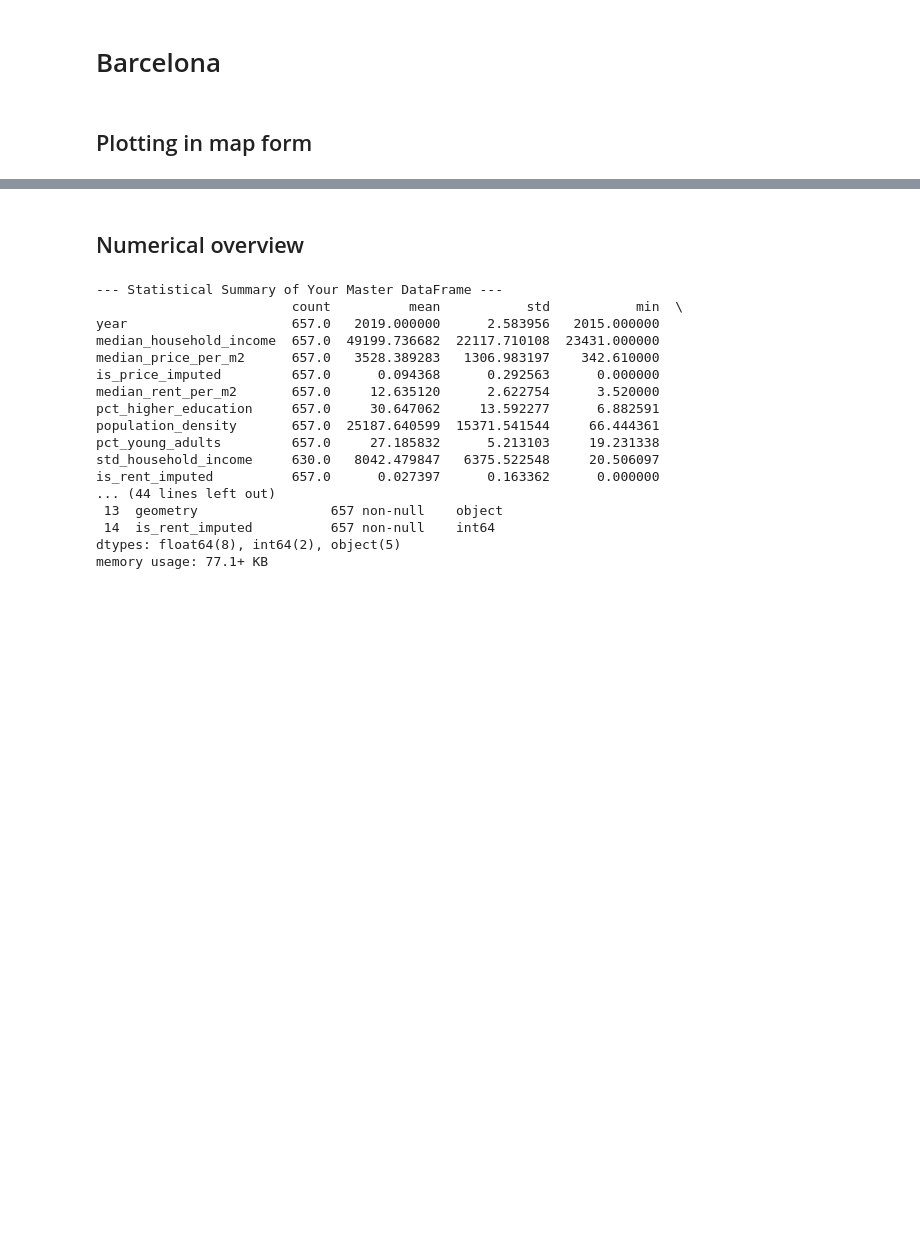
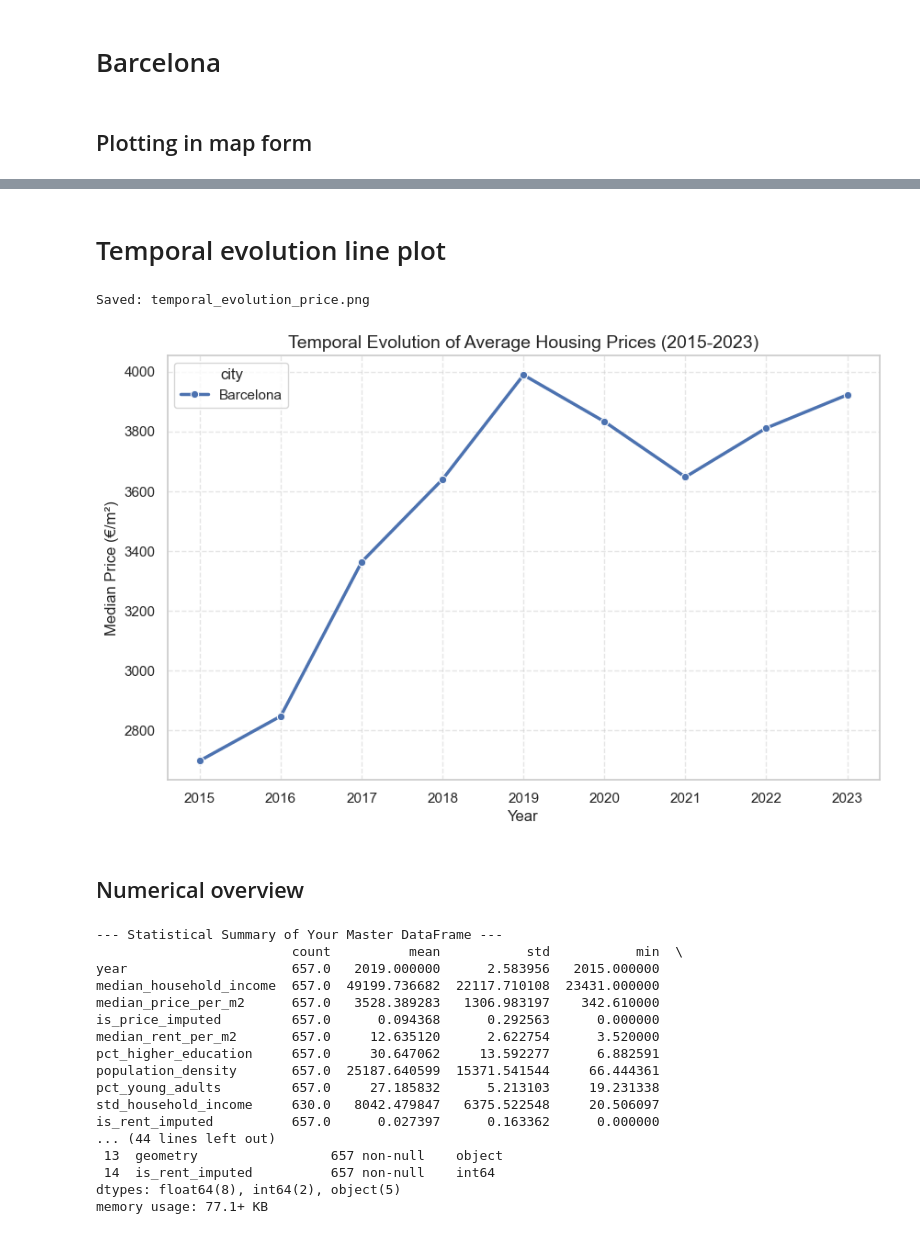
Before and after one commit to Androm3d/DALAS-gentrification-analysis, a Jupyter notebook: notebooks/data_exploration.ipynb, the cells around one changed output, grey strips where cells are left out. Saved outputs shown, nothing was run; the diff lists cells and outputs as text; code cells hidden in the pictures; blank space fills up the shorter version.

```diff
--- a/notebooks/data_exploration.ipynb
+++ b/notebooks/data_exploration.ipynb
@@ -86,3 +136,40 @@ plt.show()
+# %% [markdown]
+# Temporal evolution line plot
+# %%
+
+
+# --- FIGURE: Temporal Evolution of Prices ---
+def plot_temporal_evolution(df):
+    plt.figure(figsize=(10, 6))
+
+    # Group by year and city to get the mean/median for the line
+    sns.lineplot(
+        data=df,
+        x='year',
+        y='median_price_per_m2',
+        hue='city',
+        marker='o',
+        linewidth=2.5,
+        errorbar=None # Remove shading if you want a clean line, or keep it for confidence interval
+    )
+
+    plt.title('Temporal Evolution of Average Housing Prices (2015-2023)', fontsize=14)
+    plt.ylabel('Median Price (€/m²)', fontsize=12)
+    plt.xlabel('Year', fontsize=12)
+    plt.grid(True, linestyle='--', alpha=0.5)
+
+    # Save
+    plt.savefig("../data/processed/temporal_evolution_price.png", dpi=300)
+    print("Saved: temporal_evolution_price.png")
+    plt.show()
+
+# Run the function using your master dataframe (containing raw prices, not Z-scores)
+# If you have separate dataframes for cities, pd.concat them first:
+# combined_df = pd.concat([barcelona_df, milan_df])
+plot_temporal_evolution(master_df)
+# %% [output]
+Saved: temporal_evolution_price.png
+[figure, added]
 # %%
 def create_animated_map(gdf, column_name, title, cmap='viridis'):
     """
```
Also changed, not shown: parts of 1 cell of this notebook.
